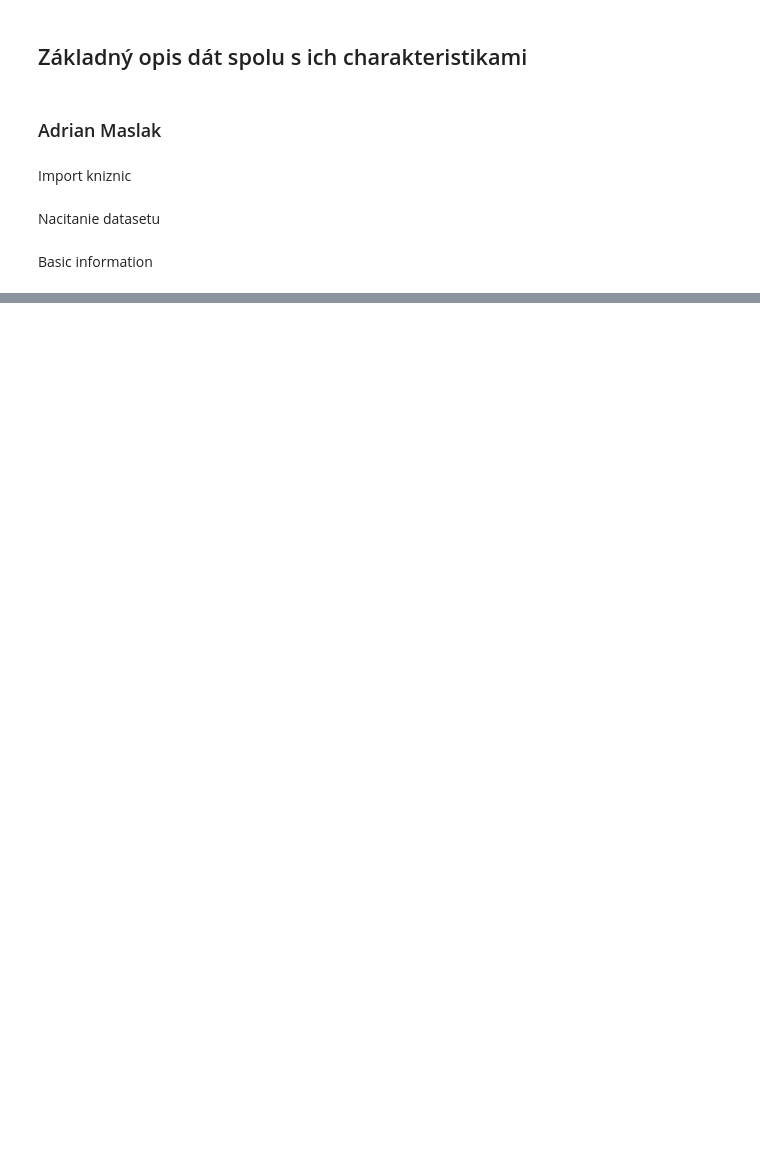
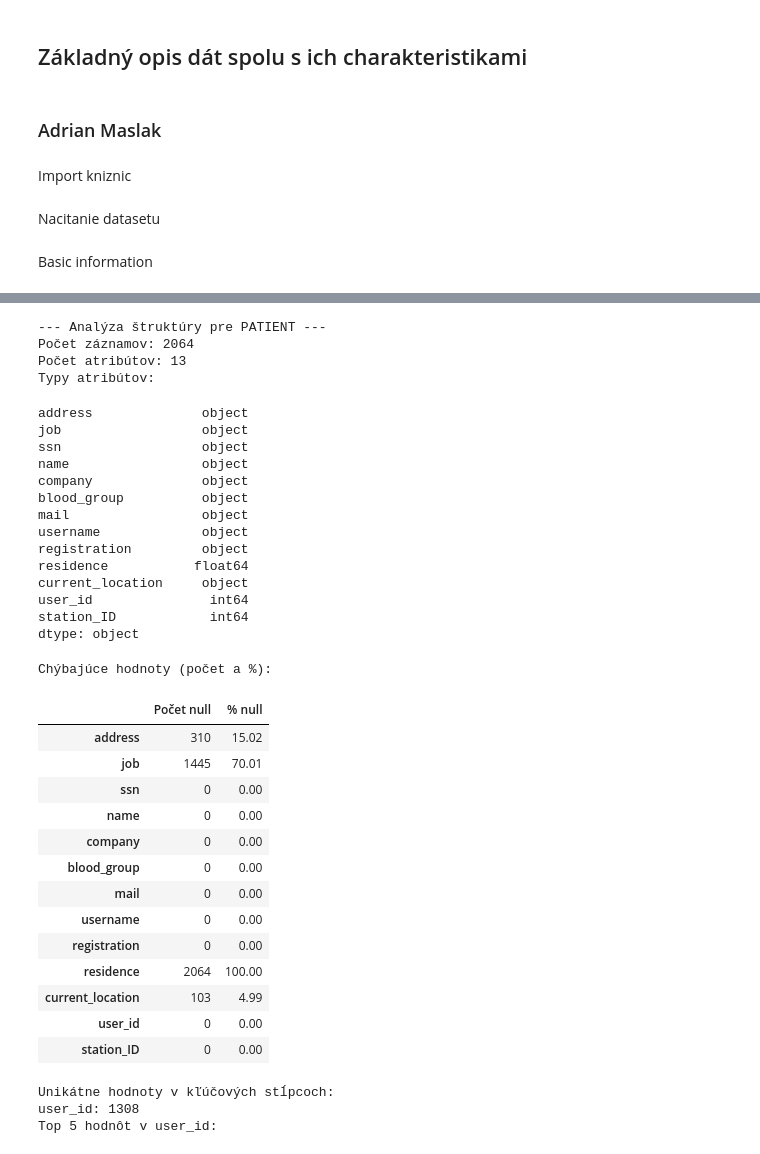
Before and after one commit to AdrianMaslak/IAU_2025, a Jupyter notebook: 1_phase/1-1_maslak_bugaj.ipynb, the cells around one changed output, grey strips where cells are left out. Saved outputs shown, nothing was run; the diff lists cells and outputs as text; code cells hidden in the pictures; blank space fills up the shorter version.

```diff
--- a/1_phase/1-1_maslak_bugaj.ipynb
+++ b/1_phase/1-1_maslak_bugaj.ipynb
@@ -18,9 +18,3 @@ station = pd.read_csv('../069/station.csv' , sep="\t")
 observation = pd.read_csv('../069/observation.csv', sep="\t")
 # %% [markdown]
 Basic information
-# %%
-for name, df in {'patient': patient, 'station': station, 'observation': observation}.items():
-    print(f"--- {name.upper()} ---")
-    display(df.info())
-    display(df.head())
-    display(df.describe())
@@ -125,0 +21,74 @@ None
+# %%
+
+
+# Funkcia na analýzu štruktúry datasetu
+def analyze_structure(df, name):
+    print(f"--- Analýza štruktúry pre {name.upper()} ---")
+    print(f"Počet záznamov: {df.shape[0]}")
+    print(f"Počet atribútov: {df.shape[1]}")
+    print("Typy atribútov:")
+    display(df.dtypes)
+    print("Chýbajúce hodnoty (počet a %):")
+    null_counts = df.isnull().sum()
+    null_percent = (null_counts / df.shape[0] * 100).round(2)
+    display(pd.concat([null_counts, null_percent], axis=1, keys=['Počet null', '% null']))
+
+    # Unikátne hodnoty
+    print("Unikátne hodnoty v kľúčových stĺpcoch:")
+    key_columns = ['user_id', 'station_ID', 'blood_group', 'company'] if name == 'patient' else \
+                  ['location', 'station', 'code'] if name == 'station' else []
+    for col in key_columns:
+        if col in df.columns:
+            print(f"{col}: {df[col].nunique()}")
+            print(f"Top 5 hodnôt v {col}:")
+            display(df[col].value_counts().head())
+
+    # Duplikáty
+    print(f"Počet duplicitných riadkov: {df.duplicated().sum()}")
+    if 'user_id' in df.columns:
+        print(f"Počet duplicitných user_id: {df['user_id'].duplicated().sum()}")
+        if df['user_id'].duplicated().sum() > 0:
+            print("Príklady duplicitných user_id (prvé 5):")
+            display(df[df['user_id'].duplicated(keep=False)].sort_values('user_id').head())
+
+
+# Aplikácia na všetky datasety
+for df, name in [(patient, 'patient'), (station, 'station'), (observation, 'observation')]:
+    analyze_structure(df, name)
+# %% [output]
+--- Analýza štruktúry pre PATIENT ---
+Počet záznamov: 2064
+Počet atribútov: 13
+Typy atribútov:
+address              object
+job                  object
+ssn                  object
+name                 object
+company              object
+blood_group          object
+mail                 object
+username             object
+registration         object
+residence           float64
+current_location     object
+user_id               int64
+station_ID            int64
+dtype: object
+Chýbajúce hodnoty (počet a %):
+|  | Počet null | % null |
+| address | 310 | 15.02 |
+| job | 1445 | 70.01 |
+| ssn | 0 | 0.00 |
+| name | 0 | 0.00 |
+| company | 0 | 0.00 |
+| blood_group | 0 | 0.00 |
+| mail | 0 | 0.00 |
+| username | 0 | 0.00 |
+| registration | 0 | 0.00 |
+| residence | 2064 | 100.00 |
+| current_location | 103 | 4.99 |
+| user_id | 0 | 0.00 |
+| station_ID | 0 | 0.00 |
+Unikátne hodnoty v kľúčových stĺpcoch:
+user_id: 1308
+Top 5 hodnôt v user_id:
```
Also changed, not shown: parts of 10 cells of this notebook.
